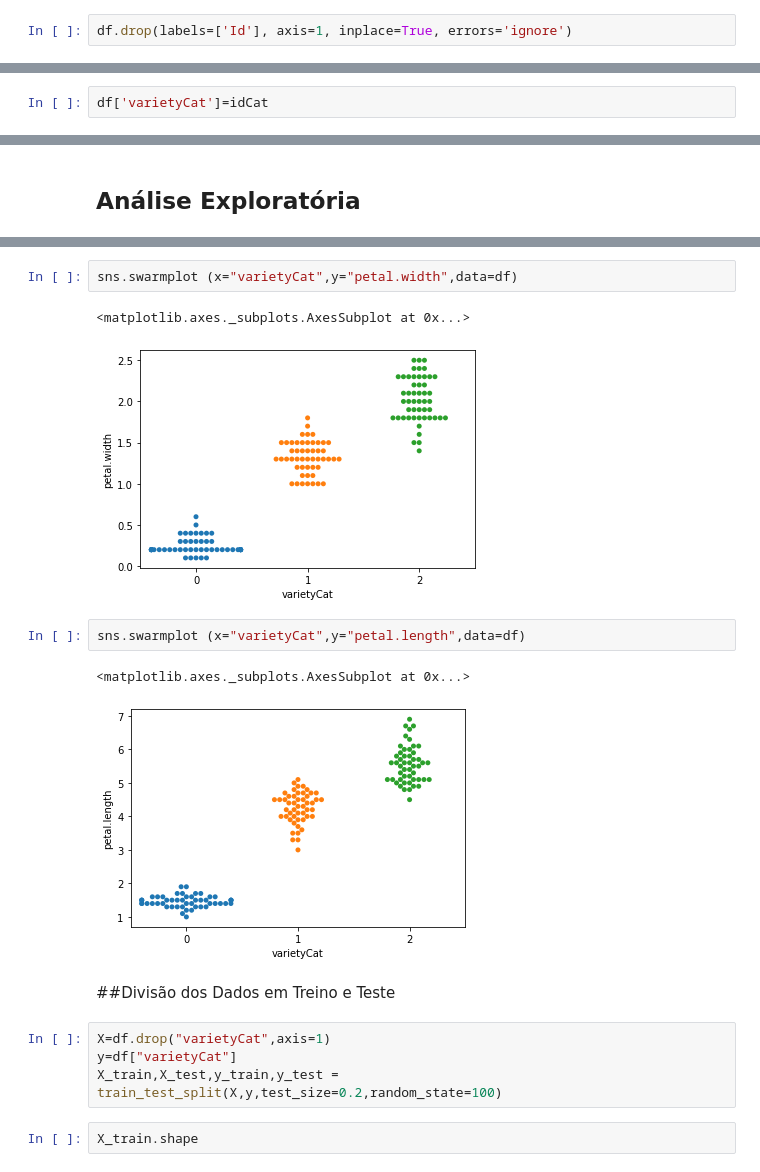
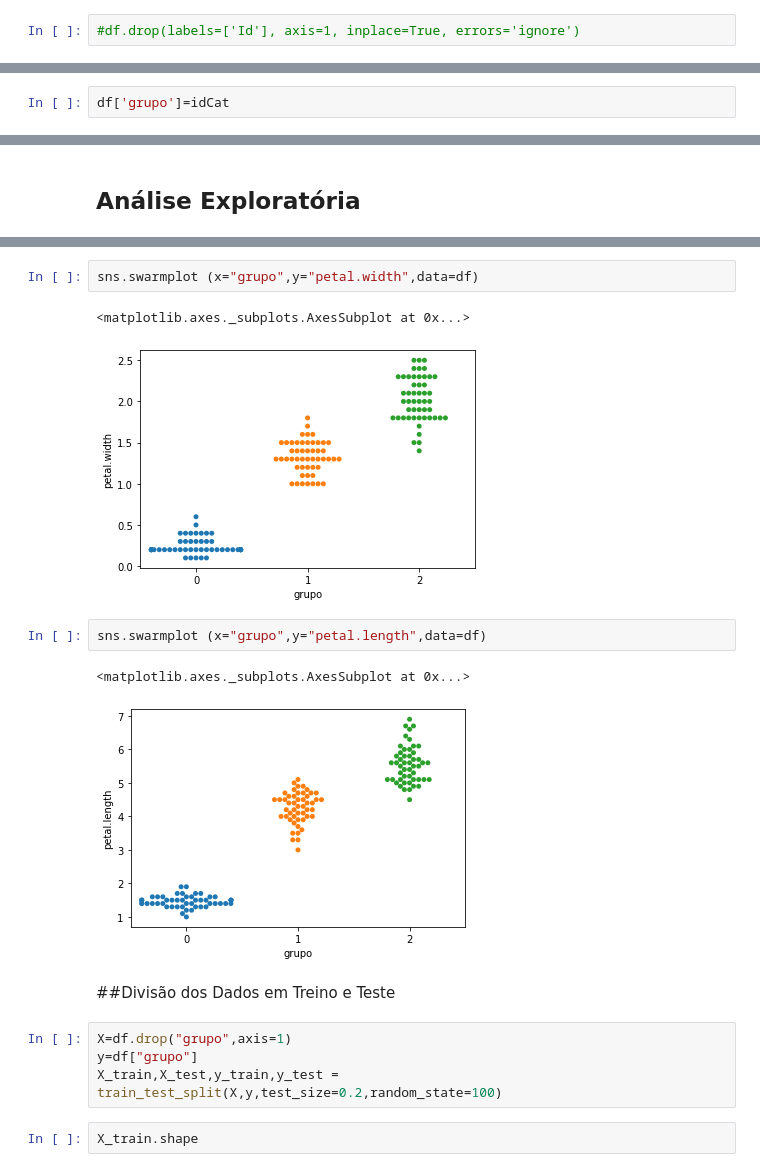
Before and after one commit to alinemls/datasets, a Jupyter notebook: Iris_Decision_Tree_Testev20.ipynb, the cells around one changed output, grey strips where cells are left out. Saved outputs shown, nothing was run; the diff lists cells and outputs as text.

```diff
--- a/Iris_Decision_Tree_Testev20.ipynb
+++ b/Iris_Decision_Tree_Testev20.ipynb
@@ -32,5 +46,5 @@ df.head(5)
 # %%
-df.drop(labels=['Id'], axis=1, inplace=True, errors='ignore')
+#df.drop(labels=['Id'], axis=1, inplace=True, errors='ignore')
 # %%
 #df.head(5)
 # %%
@@ -50,7 +64,7 @@ array([0, 0, 0, 0, 0, 0, 0, 0, 0, 0, 0, 0, 0, 0, 0, 0, 0, 0, 0, 0, 0, 0,
        2, 2, 2, 2, 2, 2, 2, 2, 2, 2, 2, 2, 2, 2, 2, 2, 2, 2, 2, 2, 2, 2,
        2, 2, 2, 2, 2, 2, 2, 2, 2, 2, 2, 2, 2, 2, 2, 2, 2, 2])
 # %%
-df['varietyCat']=idCat
+df['grupo']=idCat
 # %%
 df.head()
 # %% [output]
@@ -113,18 +127,18 @@ sns.pairplot(df,hue="varietyCat")
 # %%
-sns.swarmplot (x="varietyCat",y="petal.width",data=df)
+sns.swarmplot (x="grupo",y="petal.width",data=df)
 # %% [output]
 <matplotlib.axes._subplots.AxesSubplot at 0x...>
-[figure, old version]
+[figure, new version]
 # %%
-sns.swarmplot (x="varietyCat",y="petal.length",data=df)
+sns.swarmplot (x="grupo",y="petal.length",data=df)
 # %% [output]
 <matplotlib.axes._subplots.AxesSubplot at 0x...>
-[figure, old version]
+[figure, new version]
 # %% [markdown]
 ##Divisão dos Dados em Treino e Teste
 # %%
-X=df.drop("varietyCat",axis=1)
-y=df["varietyCat"]
+X=df.drop("grupo",axis=1)
+y=df["grupo"]
 X_train,X_test,y_train,y_test = train_test_split(X,y,test_size=0.2,random_state=100)
 # %%
 X_train.shape
```
Also changed, not shown: parts of 22 cells of this notebook.
